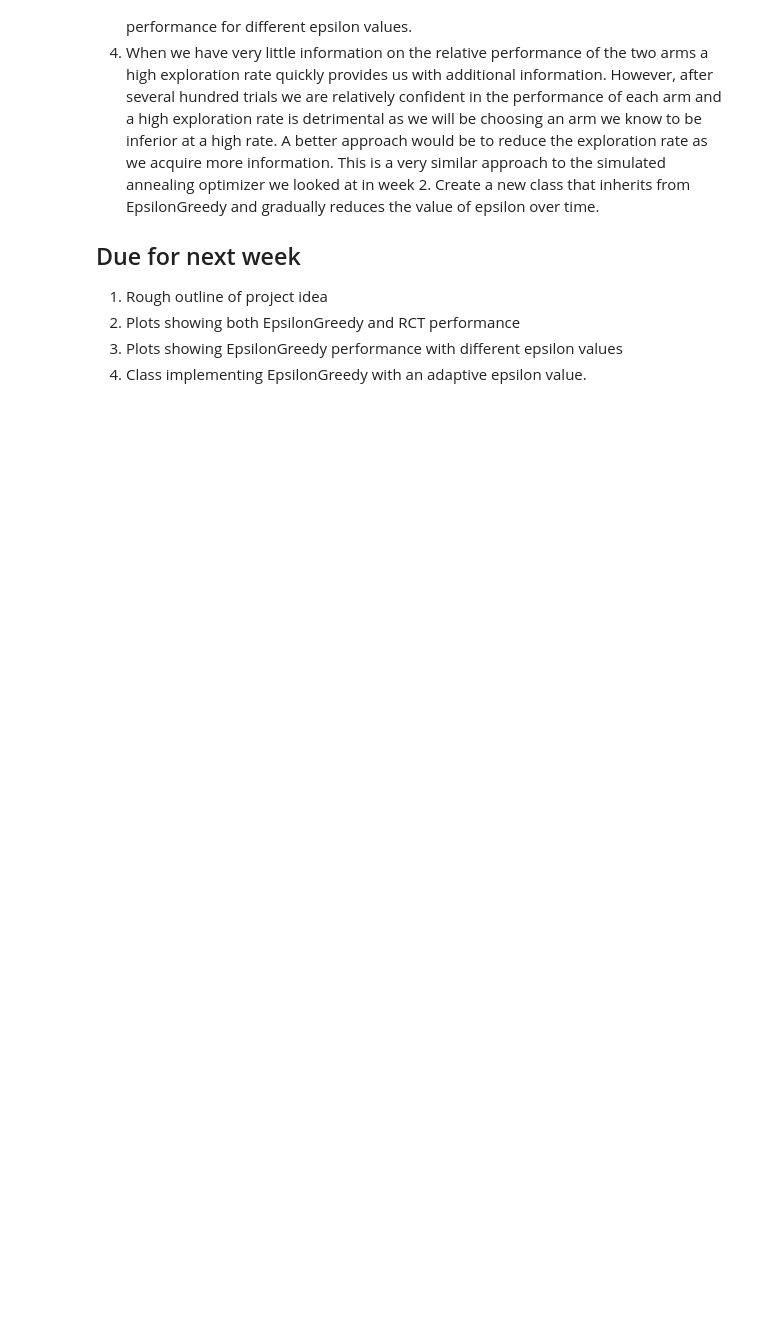
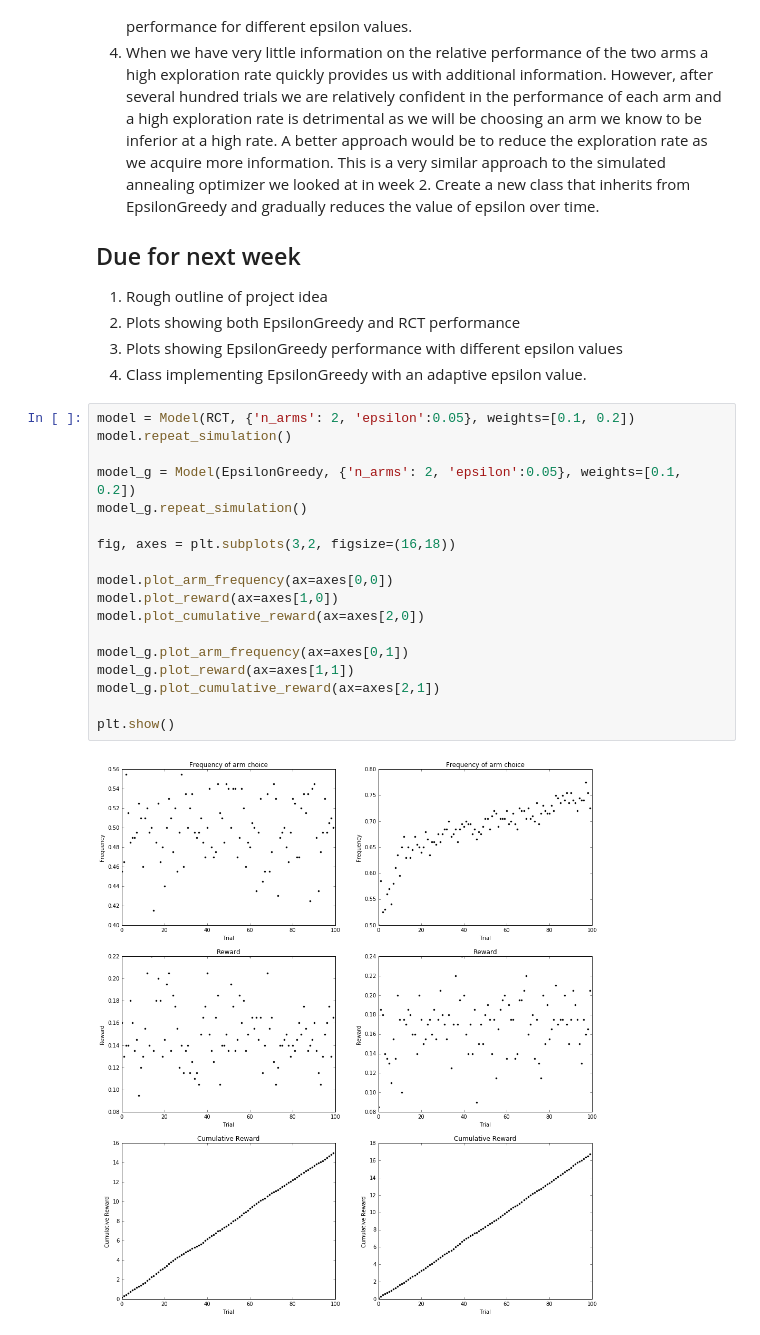
Before and after one commit to beyondvalence/biof509_wtl, a Jupyter notebook: Wk07-common-ml-tasks/Wk07-Common-ML-tasks-wl.ipynb, the cells around one changed output. Saved outputs shown, nothing was run; the diff lists cells and outputs as text; blank space fills up the shorter version.

```diff
--- a/Wk07-common-ml-tasks/Wk07-Common-ML-tasks-wl.ipynb
+++ b/Wk07-common-ml-tasks/Wk07-Common-ML-tasks-wl.ipynb
@@ -316,3 +319,23 @@ The first step in working on a project is deciding what to do. Ideally the proje
 2. Plots showing both EpsilonGreedy and RCT performance
 3. Plots showing EpsilonGreedy performance with different epsilon values
 4. Class implementing EpsilonGreedy with an adaptive epsilon value.
+# %%
+model = Model(RCT, {'n_arms': 2, 'epsilon':0.05}, weights=[0.1, 0.2])
+model.repeat_simulation()
+
+model_g = Model(EpsilonGreedy, {'n_arms': 2, 'epsilon':0.05}, weights=[0.1, 0.2])
+model_g.repeat_simulation()
+
+fig, axes = plt.subplots(3,2, figsize=(16,18))
+
+model.plot_arm_frequency(ax=axes[0,0])
+model.plot_reward(ax=axes[1,0])
+model.plot_cumulative_reward(ax=axes[2,0])
+
+model_g.plot_arm_frequency(ax=axes[0,1])
+model_g.plot_reward(ax=axes[1,1])
+model_g.plot_cumulative_reward(ax=axes[2,1])
+
+plt.show()
+# %% [output]
+[figure, added]
```
Also changed, not shown: parts of 3 cells of this notebook.
